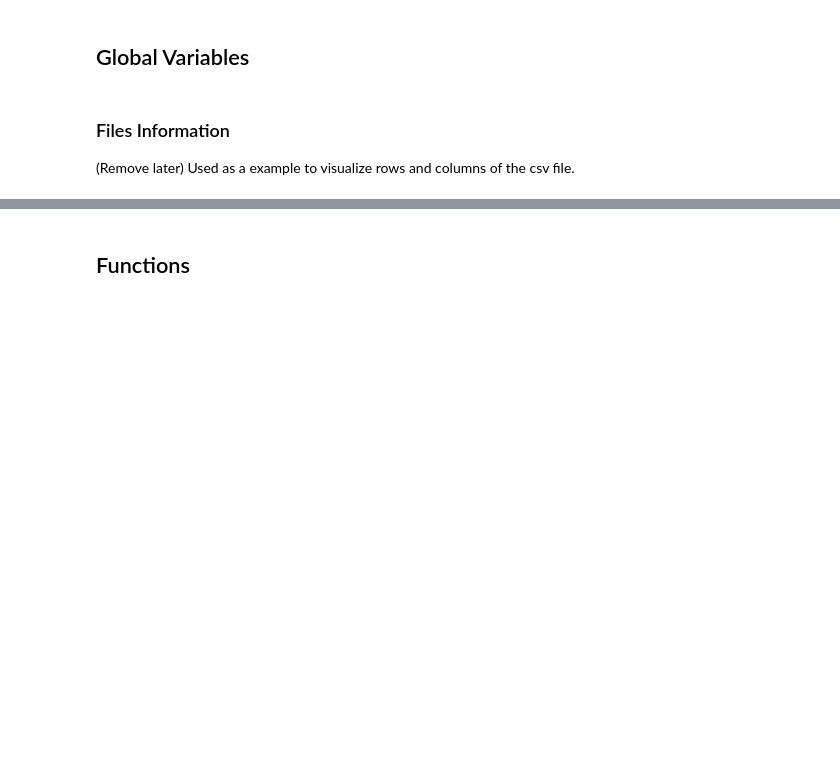
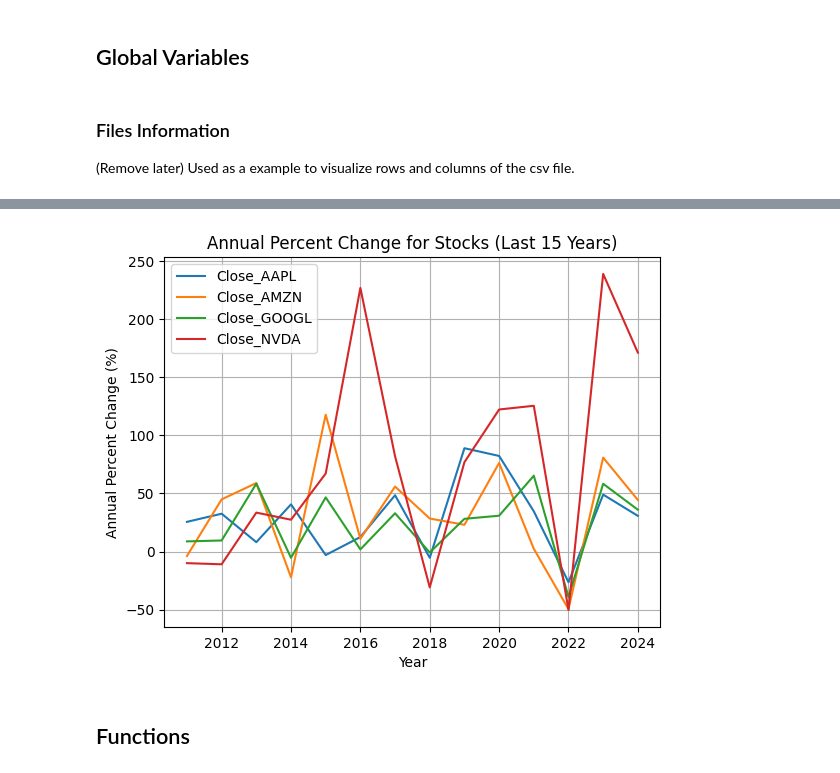
Before and after one commit to StevenKubecka/IS-2053-001-Project, a Jupyter notebook: Project.ipynb, the cells around one changed output, grey strips where cells are left out. Drawn from its saved outputs; the diff is of its cells as text; code cells hidden in the pictures; blank space fills up the shorter version.

```diff
--- a/Project.ipynb
+++ b/Project.ipynb
@@ -47,0 +25,5 @@ df.shape
+# %%
+closing_price_cols = ["Close_AAPL", "Close_AMZN", "Close_GOOGL", "Close_NVDA"]
+df["Year"] = df["Date"].dt.year
+aar = df.groupby("Year")[closing_price_cols].last().pct_change()*100
+print(aar)
@@ -48,3 +48,14 @@ df.shape
+# %%
+for stock in closing_price_cols:
+    plt.plot(aar.index, aar[stock], label=stock)
+plt.xlabel("Year")
+plt.ylabel("Annual Percent Change (%)")
+plt.title("Annual Percent Change for Stocks (Last 15 Years)")
+plt.legend()
+plt.grid()
+plt.show()
+# %% [output]
+[figure, added]
 # %% [markdown]
 ## Functions
 # %% [markdown]
```
Also changed, not shown: parts of 6 cells of this notebook.
